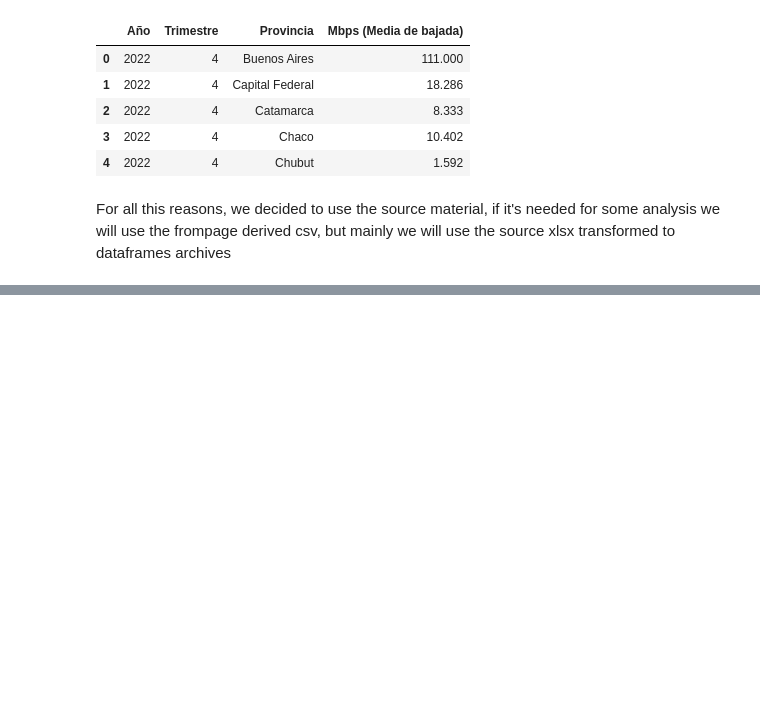
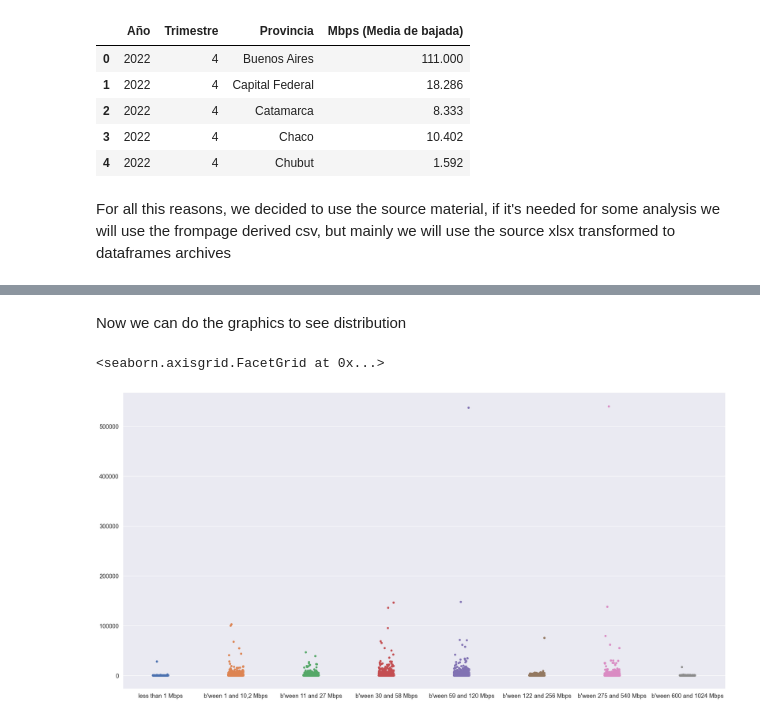
Before and after one commit to pablorobba/Data_Analyst_Telecomunication_project, a Jupyter notebook: 2 - EDA.ipynb, the cells around one changed output, grey strips where cells are left out. Drawn from its saved outputs; the diff is of its cells as text; code cells hidden in the pictures; blank space fills up the shorter version.

```diff
--- a/2 - EDA.ipynb
+++ b/2 - EDA.ipynb
@@ -232,0 +290,3 @@ For all this reasons, we decided to use the source material, if it's needed for
+# %%
+df_internet_access_by_speed_local.drop(["0,256 Mbps","0,375 Mbps","0,5 Mbps",
+                                         "0,512 Mbps","0,625 Mbps","0,75 Mbps"], axis = 1, inplace= True)
@@ -232,0 +384,37 @@ For all this reasons, we decided to use the source material, if it's needed for
+# %%
+df_internet_access_by_speed_local["b'ween 122 and 256 Mbps"] = df_internet_access_by_speed_local[["122 Mbps","125 Mbps",
+                                                                                                  "126 Mbps","130 Mbps",
+                                                                                                  "140 Mbps","150 Mbps",
+                                                                                                  "157 Mbps","158 Mbps",
+                                                                                                  "160 Mbps","164 Mbps",
+                                                                                                  "165 Mbps","180 Mbps",
+                                                                                                  "200 Mbps","212 Mbps",
+                                                                                                  "220 Mbps","225 Mbps",
+                                                                                                  "234 Mbps","240 Mbps",
+                                                                                                  "250 Mbps","256 Mbps"]].sum(axis = 1)
+df_internet_access_by_speed_local.drop(["122 Mbps","125 Mbps","126 Mbps","130 Mbps","140 Mbps","150 Mbps",
+                                        "157 Mbps","158 Mbps","160 Mbps","164 Mbps","165 Mbps","180 Mbps",
+                                        "200 Mbps","212 Mbps","220 Mbps","225 Mbps","234 Mbps","240 Mbps",
+                                        "250 Mbps","256 Mbps"], axis = 1, inplace=True)
+# %%
+df_internet_access_by_speed_local["b'ween 275 and 540 Mbps"] = df_internet_access_by_speed_local[["275 Mbps","300 Mbps","320 Mbps",
+                                                                                                  "325 Mbps","330 Mbps",
+                                                                                                  "340 Mbps","400 Mbps",
+                                                                                                  "450 Mbps","480 Mbps",
+                                                                                                  "500 Mbps","512 Mbps",
+                                                                                                  "520 Mbps","540 Mbps"]].sum(axis = 1)
+df_internet_access_by_speed_local.drop(["275 Mbps","300 Mbps","320 Mbps","325 Mbps","330 Mbps","340 Mbps",
+                                        "400 Mbps","450 Mbps","480 Mbps","500 Mbps","512 Mbps",
+                                        "520 Mbps","540 Mbps"],axis = 1, inplace=True)
+# %%
+df_internet_access_by_speed_local["b'ween 600 and 1024 Mbps"] = df_internet_access_by_speed_local[["600 Mbps",
+                                                                                                  "680 Mbps",
+                                                                                                  "700 Mbps",
+                                                                                                  "800 Mbps",
+                                                                                                  "850 Mbps",
+                                                                                                  "900 Mbps",
+                                                                                                  "950 Mbps",
+                                                                                                  "1000 Mbps",
+                                                                                                  "1024 Mbps"]].sum(axis=1)
+df_internet_access_by_speed_local.drop(["600 Mbps","680 Mbps","700 Mbps","800 Mbps","850 Mbps","900 Mbps",
+                                       "950 Mbps","1000 Mbps","1024 Mbps"], axis = 1, inplace = True)
@@ -232,0 +430,9 @@ For all this reasons, we decided to use the source material, if it's needed for
+# %% [markdown]
+Now we can do the graphics to see distribution
+# %%
+df = df_internet_access_by_speed_local.drop(columns=["Link Indec","Otros","Total general"])
+# Crea el gráfico con el nuevo tamaño
+sns.catplot(data=df, height=10, aspect=2)  # Ajusta 'height' y 'aspect' según tus necesidades
+# %% [output]
+<seaborn.axisgrid.FacetGrid at 0x...>
+[figure, added]
```
Also changed, not shown: parts of 25 cells of this notebook.
